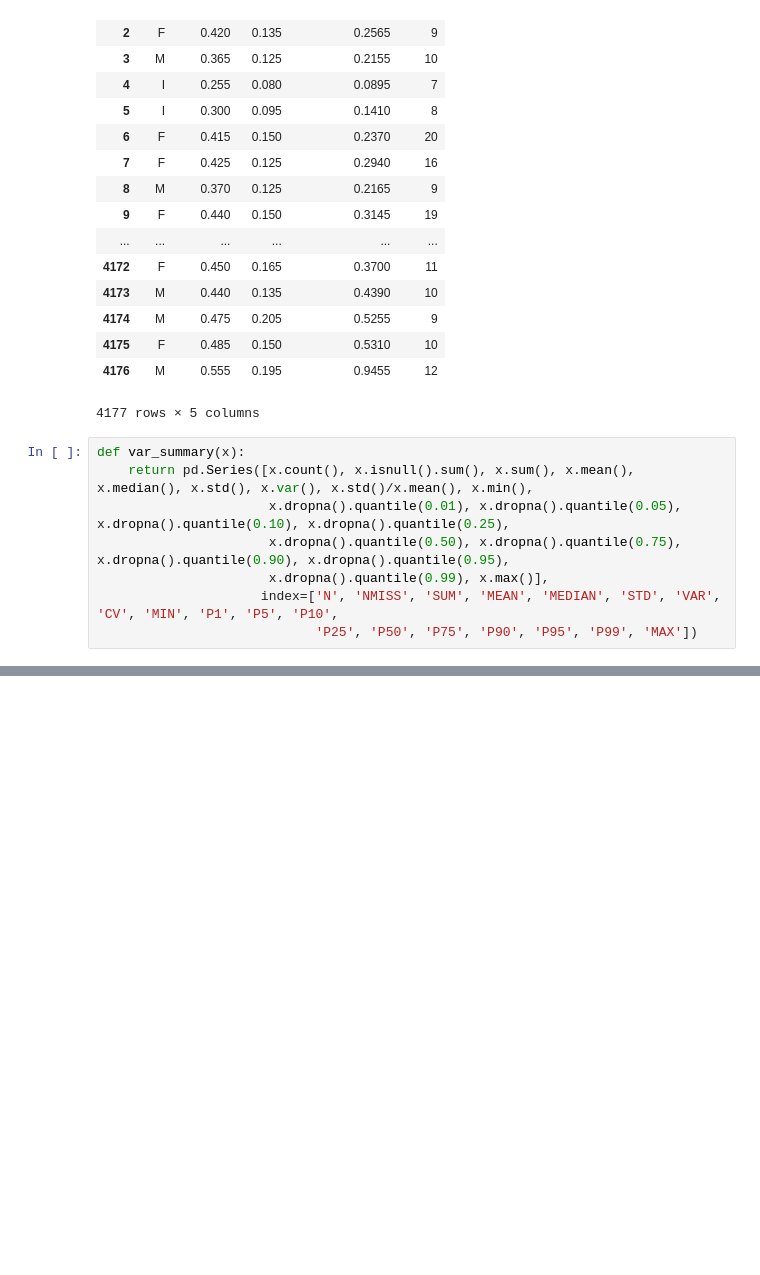
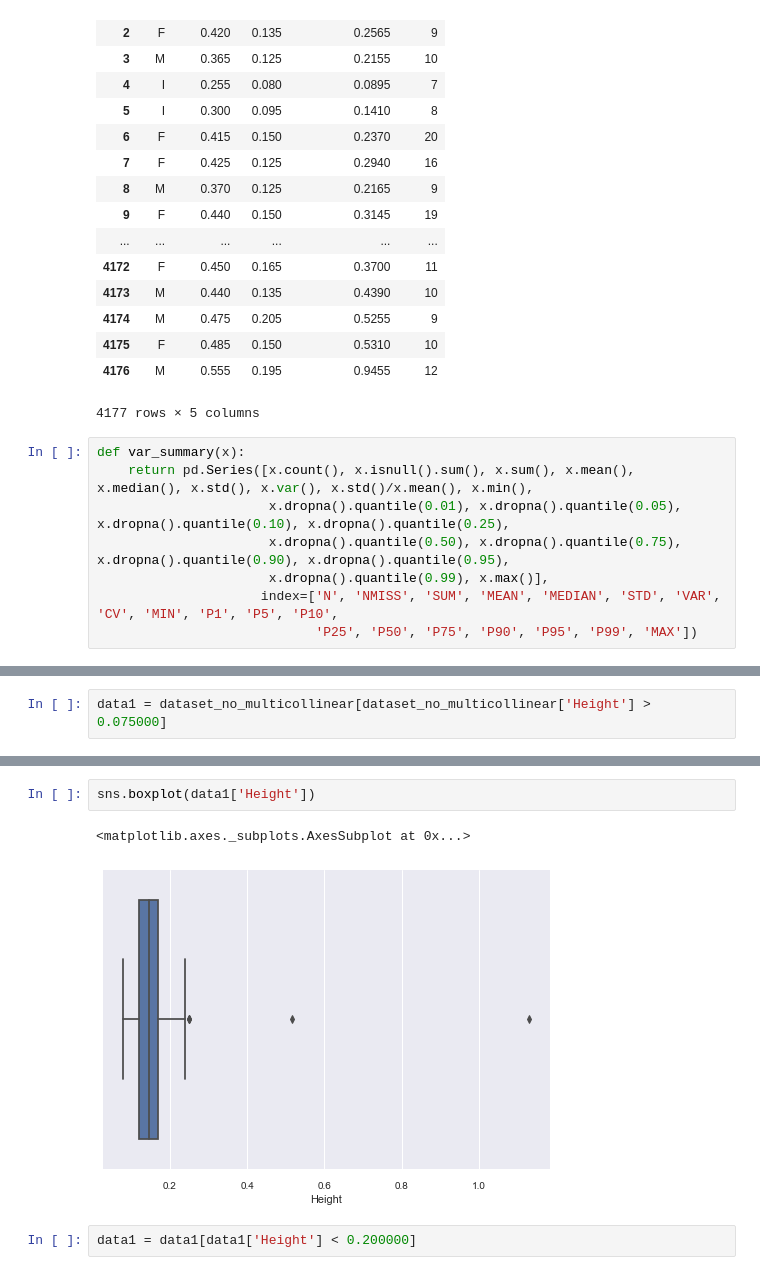
Before and after one commit to habhishek/Classes---Udemy, a Jupyter notebook: abalone_attempt.ipynb, the cells around one changed output, grey strips where cells are left out. Saved outputs shown, nothing was run; the diff lists cells and outputs as text; blank space fills up the shorter version.

```diff
--- a/abalone_attempt.ipynb
+++ b/abalone_attempt.ipynb
@@ -76,0 +102,2 @@ TypeError: ('Could not convert MMFMIIFFMFFMMFFMIFMMMIFFFFFMMMMFMFFMFFFMFFIIIIMFI
+# %%
+data1 = dataset_no_multicollinear[dataset_no_multicollinear['Height'] > 0.075000]
@@ -76,0 +124,7 @@ TypeError: ('Could not convert MMFMIIFFMFFMMFFMIFMMMIFFFFFMMMMFMFFMFFFMFFIIIIMFI
+# %%
+sns.boxplot(data1['Height'])
+# %% [output]
+<matplotlib.axes._subplots.AxesSubplot at 0x...>
+[figure, added]
+# %%
+data1 = data1[data1['Height'] < 0.200000]
```
Also changed, not shown: parts of 42 cells of this notebook, 1 other file.
